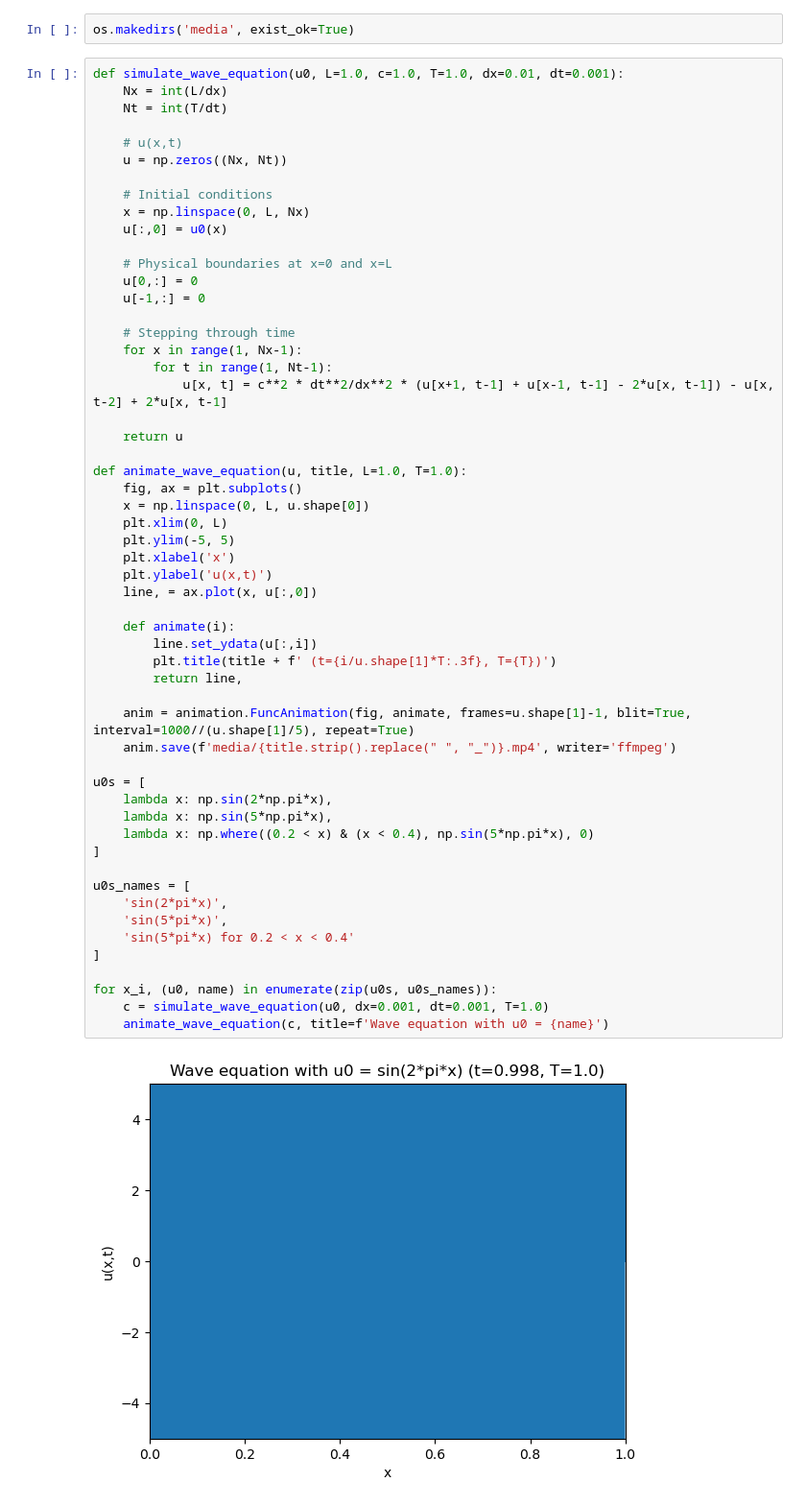
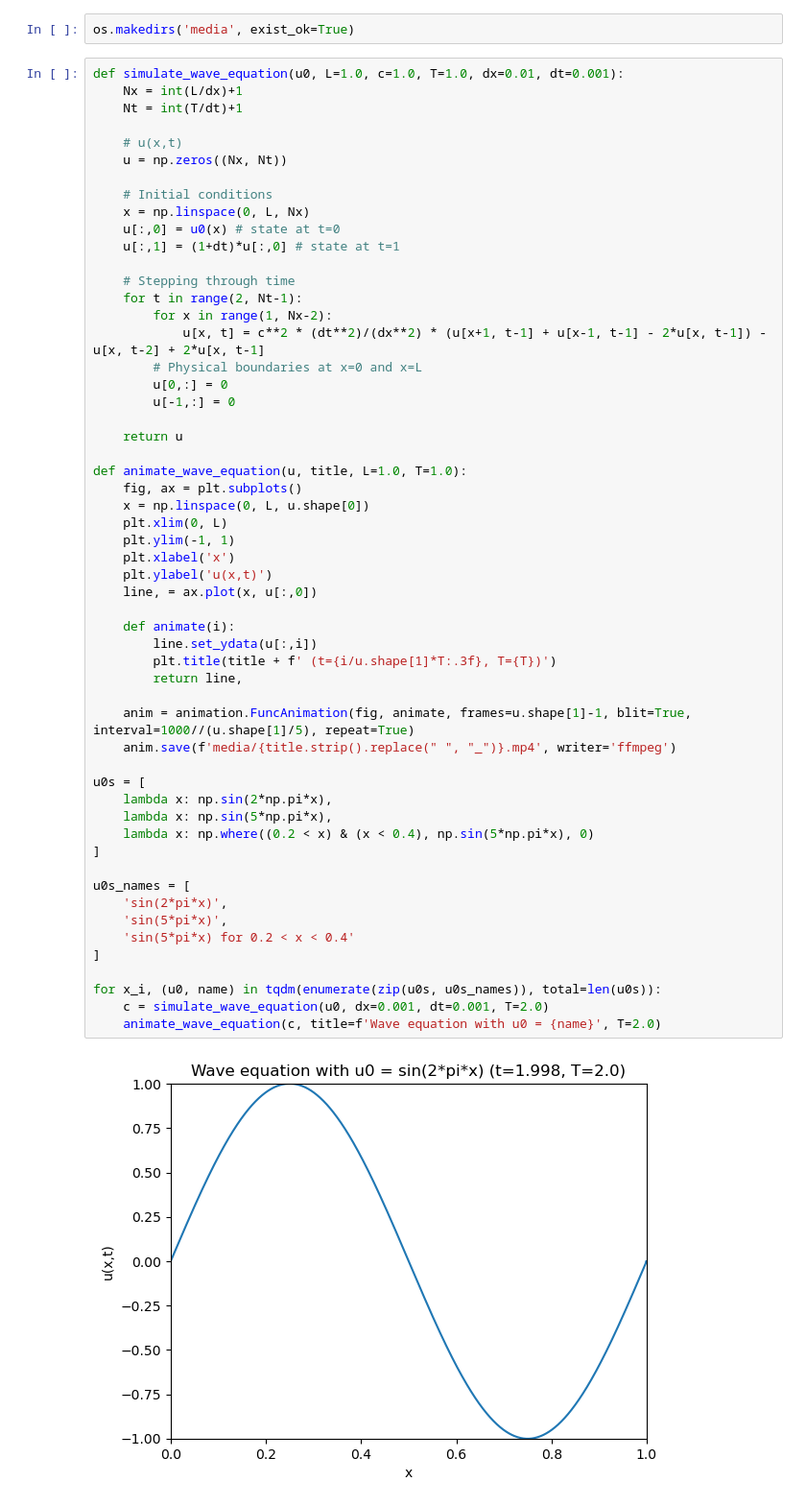
Before and after one commit to jonas4climate/modelling-natural-processes, a Jupyter notebook: ex1.ipynb, the cells around one changed output. Shown at 96% size. Drawn from its saved outputs; the diff is of its cells as text.

```diff
--- a/ex1.ipynb
+++ b/ex1.ipynb
@@ -9,58 +10,58 @@ import os
 os.makedirs('media', exist_ok=True)
 # %%
 def simulate_wave_equation(u0, L=1.0, c=1.0, T=1.0, dx=0.01, dt=0.001):
-    Nx = int(L/dx)
-    Nt = int(T/dt)
+    Nx = int(L/dx)+1
+    Nt = int(T/dt)+1
 
     # u(x,t)
     u = np.zeros((Nx, Nt))
 
     # Initial conditions
     x = np.linspace(0, L, Nx)
-    u[:,0] = u0(x)
-
-    # Physical boundaries at x=0 and x=L
-    u[0,:] = 0
-    u[-1,:] = 0
+    u[:,0] = u0(x) # state at t=0
+    u[:,1] = (1+dt)*u[:,0] # state at t=1
 
     # Stepping through time
-    for x in range(1, Nx-1):
-        for t in range(1, Nt-1):
-            u[x, t] = c**2 * dt**2/dx**2 * (u[x+1, t-1] + u[x-1, t-1] - 2*u[x, t-1]) - u[x, t-2] + 2*u[x, t-1]
+    for t in range(2, Nt-1):
+        for x in range(1, Nx-2):
+            u[x, t] = c**2 * (dt**2)/(dx**2) * (u[x+1, t-1] + u[x-1, t-1] - 2*u[x, t-1]) - u[x, t-2] + 2*u[x, t-1]
+        # Physical boundaries at x=0 and x=L
+        u[0,:] = 0
+        u[-1,:] = 0
 
     return u
 
 def animate_wave_equation(u, title, L=1.0, T=1.0):
     fig, ax = plt.subplots()
     x = np.linspace(0, L, u.shape[0])
     plt.xlim(0, L)
-    plt.ylim(-5, 5)
+    plt.ylim(-1, 1)
     plt.xlabel('x')
     plt.ylabel('u(x,t)')
     line, = ax.plot(x, u[:,0])
 
     def animate(i):
         line.set_ydata(u[:,i])
         plt.title(title + f' (t={i/u.shape[1]*T:.3f}, T={T})')
         return line,
 
     anim = animation.FuncAnimation(fig, animate, frames=u.shape[1]-1, blit=True, interval=1000//(u.shape[1]/5), repeat=True)
     anim.save(f'media/{title.strip().replace(" ", "_")}.mp4', writer='ffmpeg')
 
 u0s = [
     lambda x: np.sin(2*np.pi*x),
     lambda x: np.sin(5*np.pi*x),
     lambda x: np.where((0.2 < x) & (x < 0.4), np.sin(5*np.pi*x), 0)
 ]
 
 u0s_names = [
     'sin(2*pi*x)',
     'sin(5*pi*x)',
     'sin(5*pi*x) for 0.2 < x < 0.4'
 ]
 
-for x_i, (u0, name) in enumerate(zip(u0s, u0s_names)):
-    c = simulate_wave_equation(u0, dx=0.001, dt=0.001, T=1.0)
-    animate_wave_equation(c, title=f'Wave equation with u0 = {name}')
+for x_i, (u0, name) in tqdm(enumerate(zip(u0s, u0s_names)), total=len(u0s)):
+    c = simulate_wave_equation(u0, dx=0.001, dt=0.001, T=2.0)
+    animate_wave_equation(c, title=f'Wave equation with u0 = {name}', T=2.0)
 # %% [output]
-[figure, old version]
+[figure, new version]
```
Also changed, not shown: parts of 3 cells of this notebook, 4 other files.
